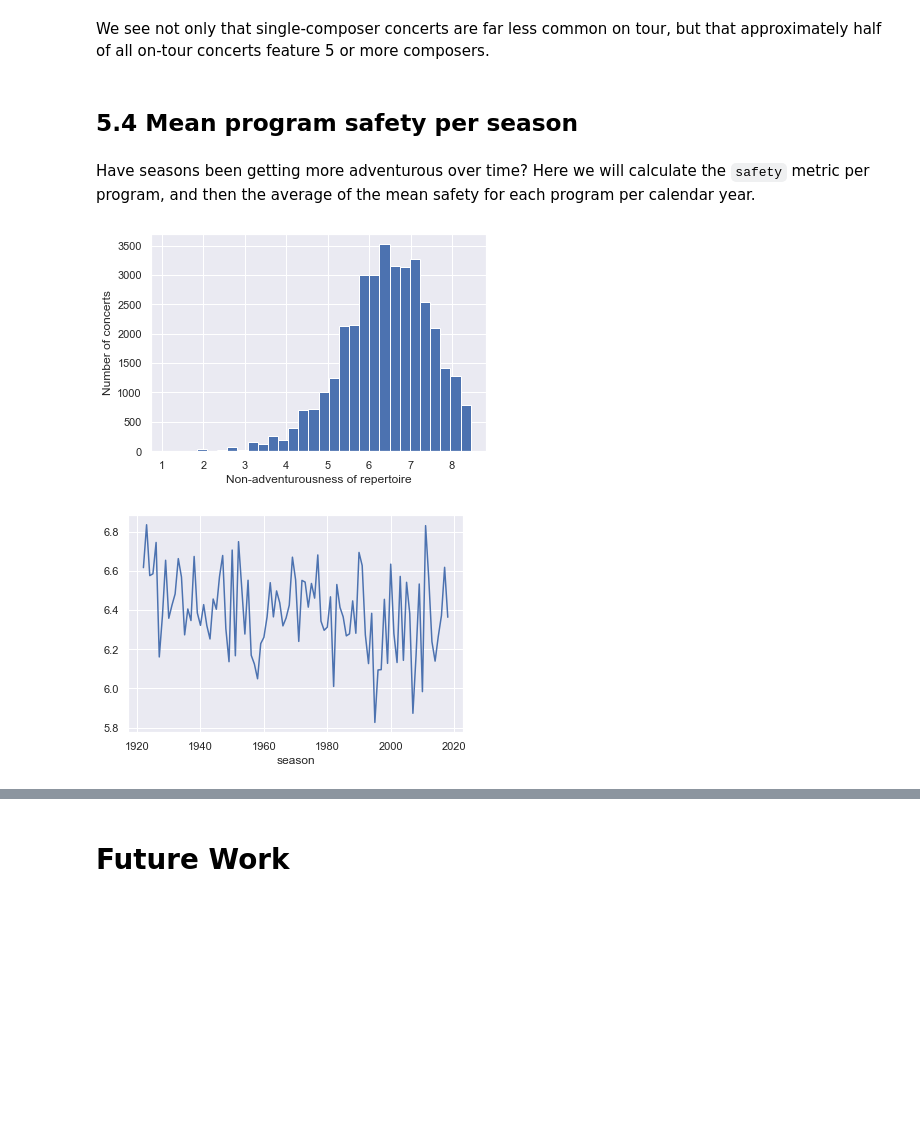
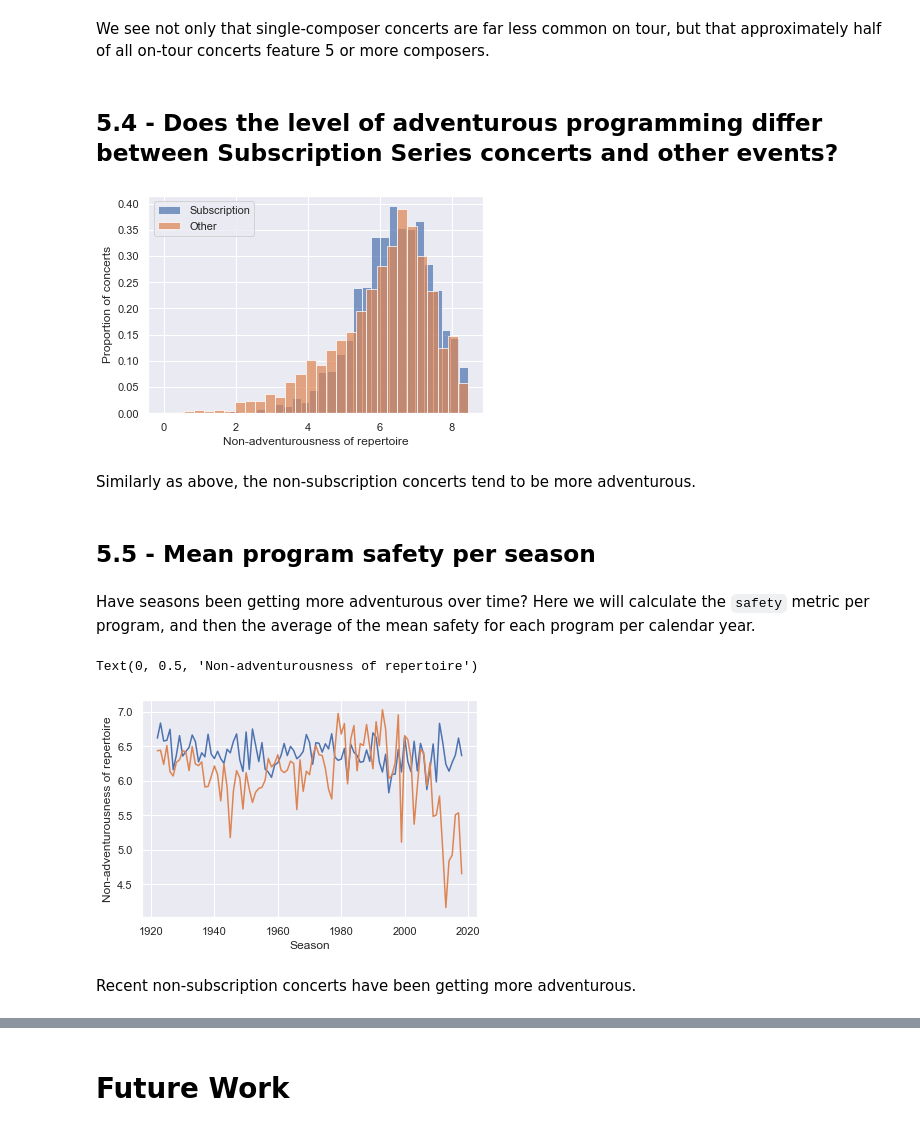
Before and after one commit to physinet/NY-Phil-EDA, a Jupyter notebook: EDA.ipynb, the cells around one changed output, grey strips where cells are left out. Saved outputs shown, nothing was run; the diff lists cells and outputs as text; code cells hidden in the pictures; blank space fills up the shorter version.

Commit message:
Subscription vs. non-subscription
Non-subscription concerts are slightly more adventurous and have been getting more adventurous in recent years.

```diff
--- a/EDA.ipynb
+++ b/EDA.ipynb
@@ -572,16 +572,26 @@ ax.figure.savefig('Number_of_composers.pdf', bbox_inches='tight')
 [figure]
 # %% [markdown]
 We see not only that single-composer concerts are far less common on tour, but that approximately half of all on-tour concerts feature 5 or more composers.
+# %% [markdown]
+## 5.4 - Does the level of adventurous programming differ between Subscription Series concerts and other events?
+# %%
+mask = df['eventType'] == 'Subscription Season'
+df_sub = df[mask]
+df_nosub = df[~mask]
+
+fig, ax = plt.subplots()
+ax.hist(df_sub['safety'], bins=30, alpha=0.7, density=True, label='Subscription')
+ax.hist(df_nosub['safety'], bins=30, alpha=0.7, density=True, label='Other')
+ax.set_xlabel('Non-adventurousness of repertoire')
+ax.set_ylabel('Proportion of concerts');
+ax.legend(loc='best')
+fig.savefig('Adventurousness_on_tour.pdf', bbox_inches='tight')
+# %% [output]
+[figure, added]
+# %% [markdown]
+Similarly as above, the non-subscription concerts tend to be more adventurous.
 # %% [markdown]
-## 5.4 Mean program safety per season
+## 5.5 - Mean program safety per season
 # %% [markdown]
 Have seasons been getting more adventurous over time? Here we will calculate the `safety` metric per program, and then the average of the mean safety for each program per calendar year.
-# %%
-# Select Subscription only
-df_sub = df[df['eventType'] == 'Subscription Season']
-ax = df_sub['safety'].hist(bins=30)
-ax.set_xlabel('Non-adventurousness of repertoire')
-ax.set_ylabel('Number of concerts');
-# %% [output]
-[figure, removed]
 # %%
@@ -589,4 +600,11 @@ safety_per_year = df_sub.groupby(df_sub['season'])['safety'].mean()
-# %%
-ax = safety_per_year.plot()
-# %% [output]
-[figure, removed]
+# %%
+fig, ax = plt.subplots()
+ax.plot(safety_per_year_sub)
+ax.plot(safety_per_year_nosub)
+ax.set_xlabel("Season")
+ax.set_ylabel('Non-adventurousness of repertoire')
+# %% [output]
+Text(0, 0.5, 'Non-adventurousness of repertoire')
+[figure, added]
+# %% [markdown]
+Recent non-subscription concerts have been getting more adventurous.
```
Also changed, not shown: parts of 7 cells of this notebook.
